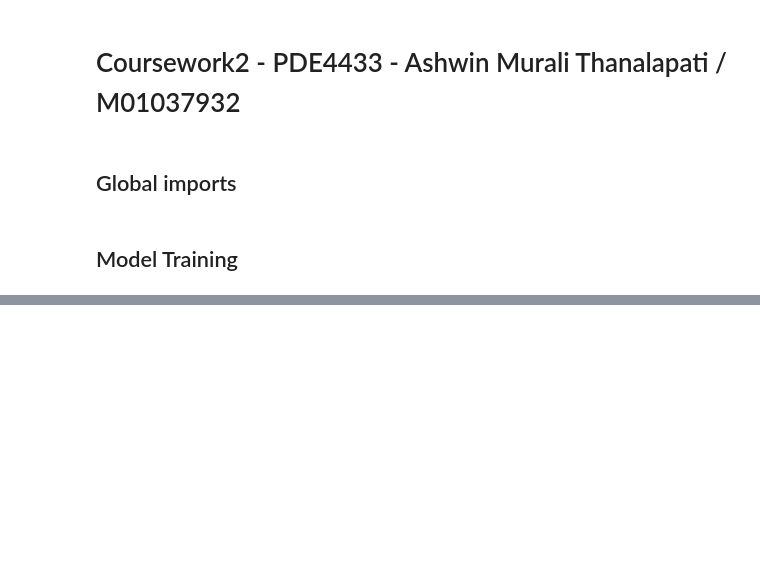
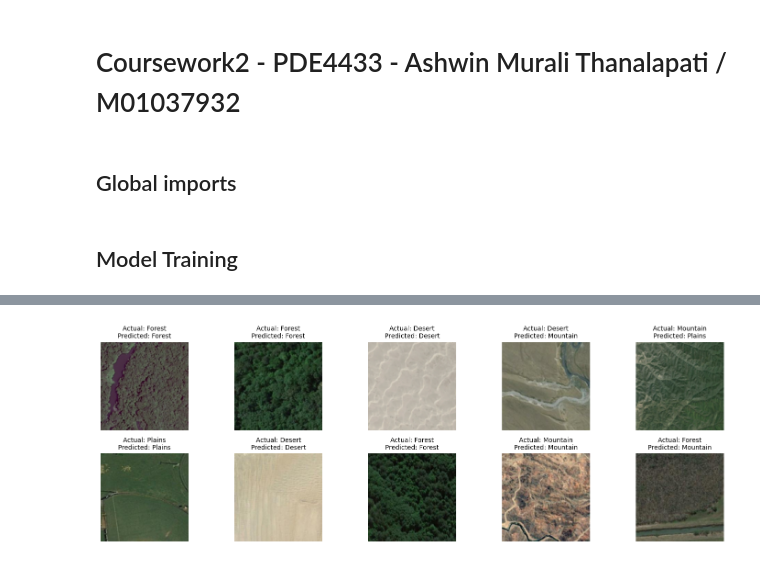
Before and after one commit to cruisemaniac/pde4433_coursework2, a Jupyter notebook: coursework2.ipynb, the cells around one changed output, grey strips where cells are left out. Cells and saved outputs as stored; diff of their text form; code cells hidden in the pictures; blank space fills up the shorter version.

```diff
--- a/coursework2.ipynb
+++ b/coursework2.ipynb
@@ -138,0 +148,27 @@ Test accuracy: 0.910937488079071
+# %%
+# Run the prediction to see what images are from the test set
+y_pred = model.predict(X_test)
+predicted_classes = np.argmax(y_pred, axis=1)
+
+# Number of images to display
+num_images_to_show = 10
+
+plt.figure(figsize=(15, 5))
+
+random_indices = np.random.choice(len(X_test), num_images_to_show, replace=False)
+
+for i, idx in enumerate(random_indices):
+    plt.subplot(2, num_images_to_show // 2, i + 1)
+    plt.imshow(X_test[idx])
+
+    # Get actual and predicted class names
+    actual_class = classes[y_test[idx]]
+    predicted_class = classes[predicted_classes[idx]]
+
+    # Set title with actual and predicted labels
+    plt.title(f'Actual: {actual_class}\nPredicted: {predicted_class}', fontsize=10)
+    plt.axis('off')
+
+plt.tight_layout()
+plt.show()
+# %% [output]
@@ -138,0 +176 @@ Test accuracy: 0.910937488079071
+[figure, added]
```
Also changed, not shown: parts of 6 cells of this notebook.
